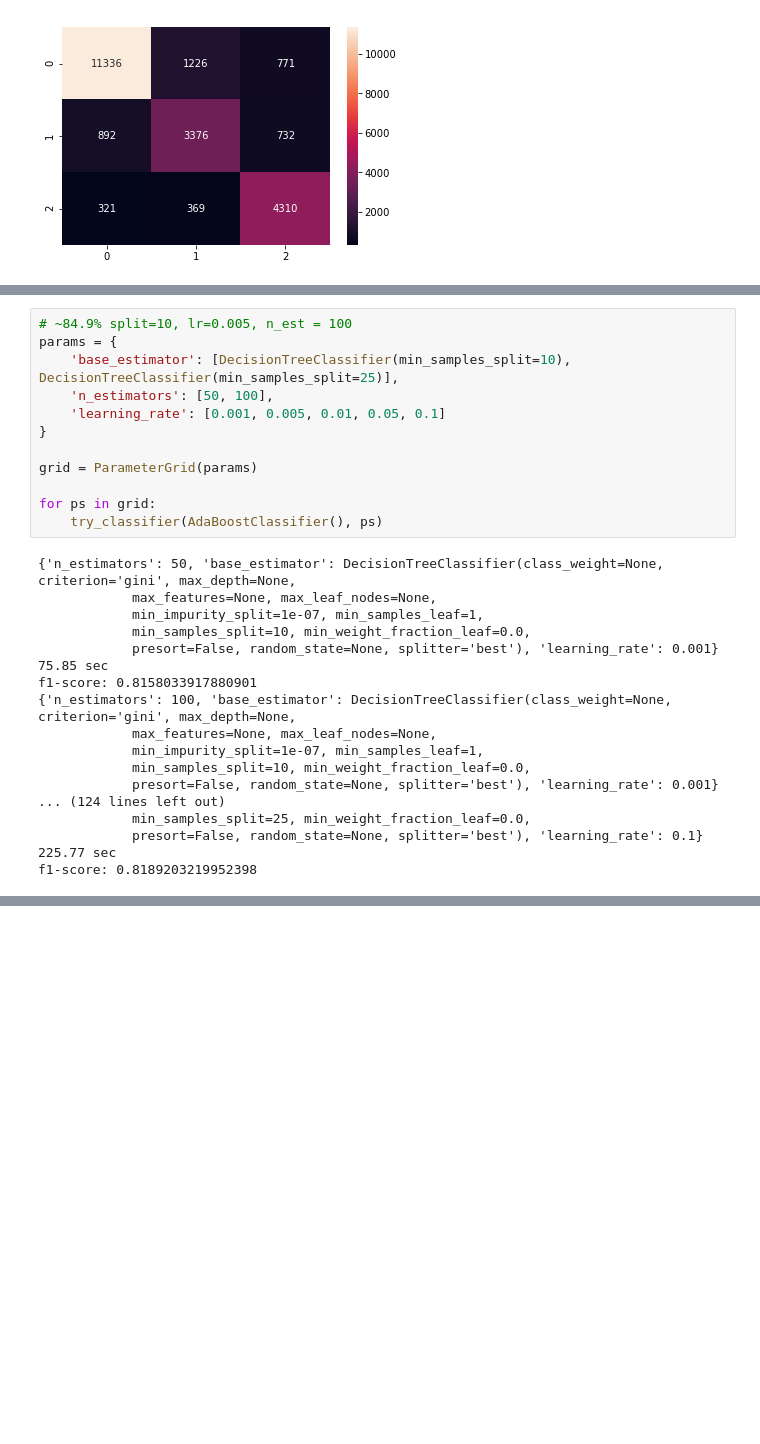
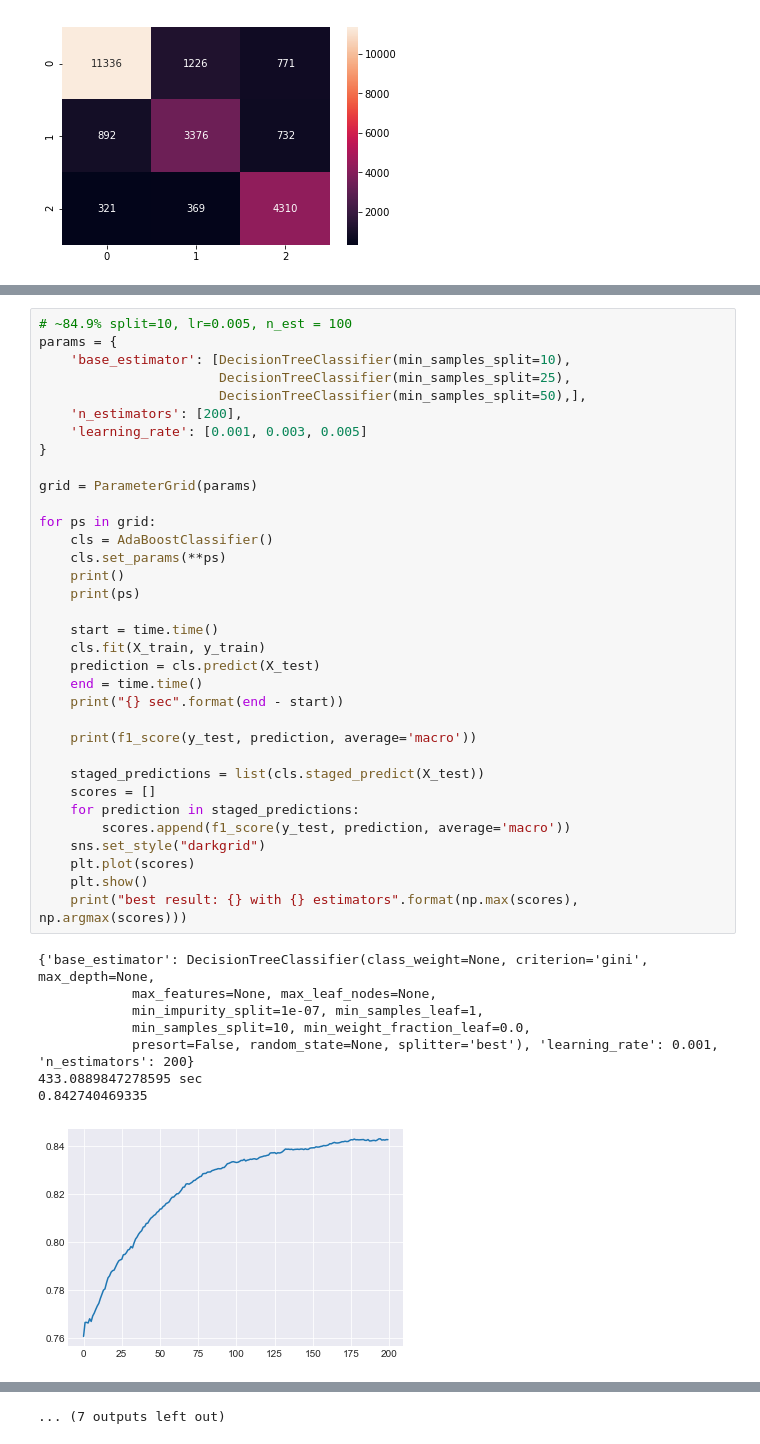
Before and after one commit to alyabogd/NightSkyTask, a Jupyter notebook: sky_data.ipynb, the cells around one changed output, grey strips where cells are left out. Cells and saved outputs as stored; diff of their text form; blank space fills up the shorter version.

```diff
--- a/sky_data.ipynb
+++ b/sky_data.ipynb
@@ -1221,30 +1342,43 @@ f1-score: 0.819636633387172
-# %%
-# ~84.9% split=10, lr=0.005, n_est = 100
-params = {
-    'base_estimator': [DecisionTreeClassifier(min_samples_split=10), DecisionTreeClassifier(min_samples_split=25)],
-    'n_estimators': [50, 100],
-    'learning_rate': [0.001, 0.005, 0.01, 0.05, 0.1]
-}
-
-grid = ParameterGrid(params)
-
-for ps in grid:
-    try_classifier(AdaBoostClassifier(), ps)
-# %% [output]
-{'n_estimators': 50, 'base_estimator': DecisionTreeClassifier(class_weight=None, criterion='gini', max_depth=None,
-            max_features=None, max_leaf_nodes=None,
-            min_impurity_split=1e-07, min_samples_leaf=1,
-            min_samples_split=10, min_weight_fraction_leaf=0.0,
-            presort=False, random_state=None, splitter='best'), 'learning_rate': 0.001}
-75.85 sec
-f1-score: 0.8158033917880901
-{'n_estimators': 100, 'base_estimator': DecisionTreeClassifier(class_weight=None, criterion='gini', max_depth=None,
-            max_features=None, max_leaf_nodes=None,
-            min_impurity_split=1e-07, min_samples_leaf=1,
-            min_samples_split=10, min_weight_fraction_leaf=0.0,
-            presort=False, random_state=None, splitter='best'), 'learning_rate': 0.001}
-... (124 lines left out)
-            min_samples_split=25, min_weight_fraction_leaf=0.0,
-            presort=False, random_state=None, splitter='best'), 'learning_rate': 0.1}
-225.77 sec
-f1-score: 0.8189203219952398
+# %%
+# ~84.9% split=10, lr=0.005, n_est = 100
+params = {
+    'base_estimator': [DecisionTreeClassifier(min_samples_split=10),
+                       DecisionTreeClassifier(min_samples_split=25),
+                       DecisionTreeClassifier(min_samples_split=50),],
+    'n_estimators': [200],
+    'learning_rate': [0.001, 0.003, 0.005]
+}
+
+grid = ParameterGrid(params)
+
+for ps in grid:
+    cls = AdaBoostClassifier()
+    cls.set_params(**ps)
+    print()
+    print(ps)
+
+    start = time.time()
+    cls.fit(X_train, y_train)
+    prediction = cls.predict(X_test)
+    end = time.time()
+    print("{} sec".format(end - start))
+
+    print(f1_score(y_test, prediction, average='macro'))
+
+    staged_predictions = list(cls.staged_predict(X_test))
+    scores = []
+    for prediction in staged_predictions:
+        scores.append(f1_score(y_test, prediction, average='macro'))
+    sns.set_style("darkgrid")
+    plt.plot(scores)
+    plt.show()
+    print("best result: {} with {} estimators".format(np.max(scores), np.argmax(scores)))
+# %% [output]
+{'base_estimator': DecisionTreeClassifier(class_weight=None, criterion='gini', max_depth=None,
+            max_features=None, max_leaf_nodes=None,
+            min_impurity_split=1e-07, min_samples_leaf=1,
+            min_samples_split=10, min_weight_fraction_leaf=0.0,
+            presort=False, random_state=None, splitter='best'), 'learning_rate': 0.001, 'n_estimators': 200}
+433.0889847278595 sec
+0.842740469335
+[figure, added]
@@ -1251,3 +1435,4 @@ f1-score: 0.8189203219952398
+... (7 outputs left out)
 # %%
 try_classifier(AdaBoostClassifier(), {'n_estimators': 100,
                                       'learning_rate': 0.005,
```
Also changed, not shown: parts of 50 cells of this notebook.
